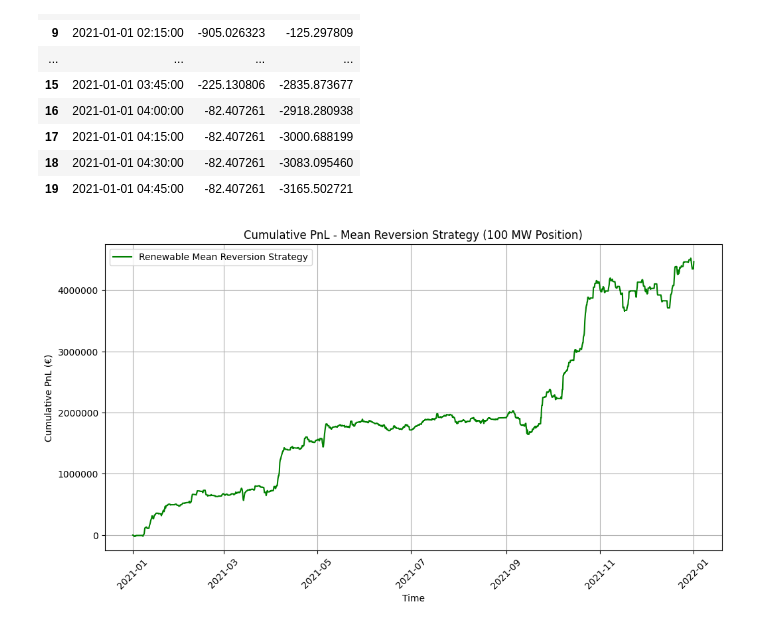
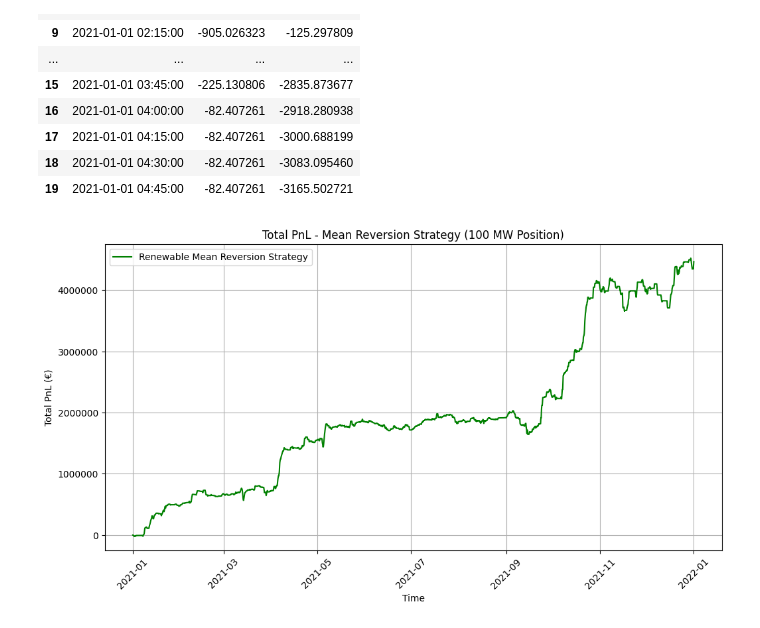
Before and after one commit to kokakokabot/flexpower-task, a Jupyter notebook: Notebooks/trading_strategy.ipynb, the cells around one changed output. Drawn from its saved outputs; the diff is of its cells as text; code cells hidden in the pictures.

Commit message:
Changes to Strategy

```diff
--- a/Notebooks/trading_strategy.ipynb
+++ b/Notebooks/trading_strategy.ipynb
@@ -82,19 +82,19 @@ dataset[["time", "ProfitnLoss", "TotalPnL"]].head(20)
 # %%
 # Step 5 - Visualizing Profit and Loss of this strategy
 
 plt.figure(figsize=(12, 6))
 plt.plot(dataset["time"], dataset["TotalPnL"], label="Renewable Mean Reversion Strategy", color='green')
 plt.ticklabel_format(style='plain', axis='y')
 plt.xlabel("Time")
-plt.ylabel("Cumulative PnL (€)")
-plt.title("Cumulative PnL - Mean Reversion Strategy (100 MW Position)")
+plt.ylabel("Total PnL (€)")
+plt.title("Total PnL - Mean Reversion Strategy (100 MW Position)")
 plt.legend()
 plt.grid()
 plt.xticks(rotation=45)
 
 plt.show()
 # %% [output]
-[figure, old version]
+[figure, new version]
 # %%
 # Strategy Performance Metrics
 total_trades = dataset["trade_signal"].abs().sum()
```
Also changed, not shown: parts of 1 cell of this notebook.
